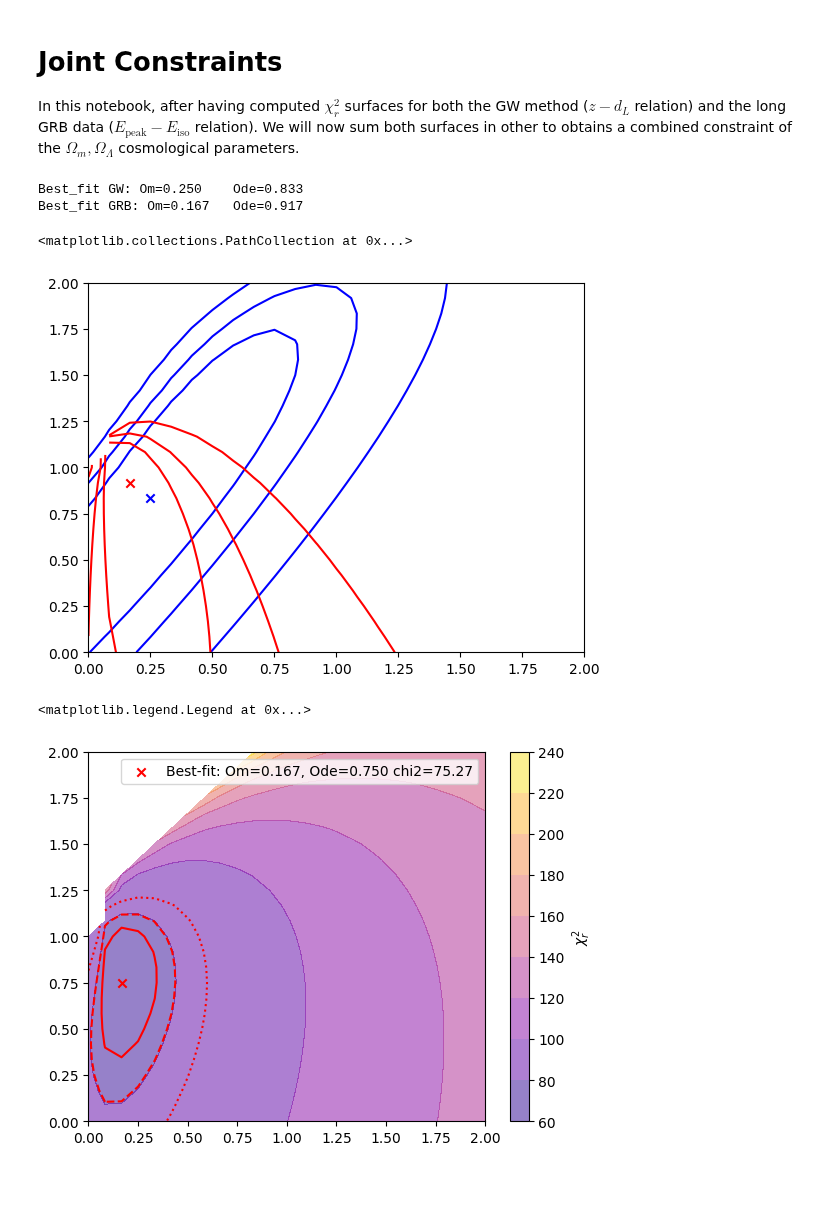
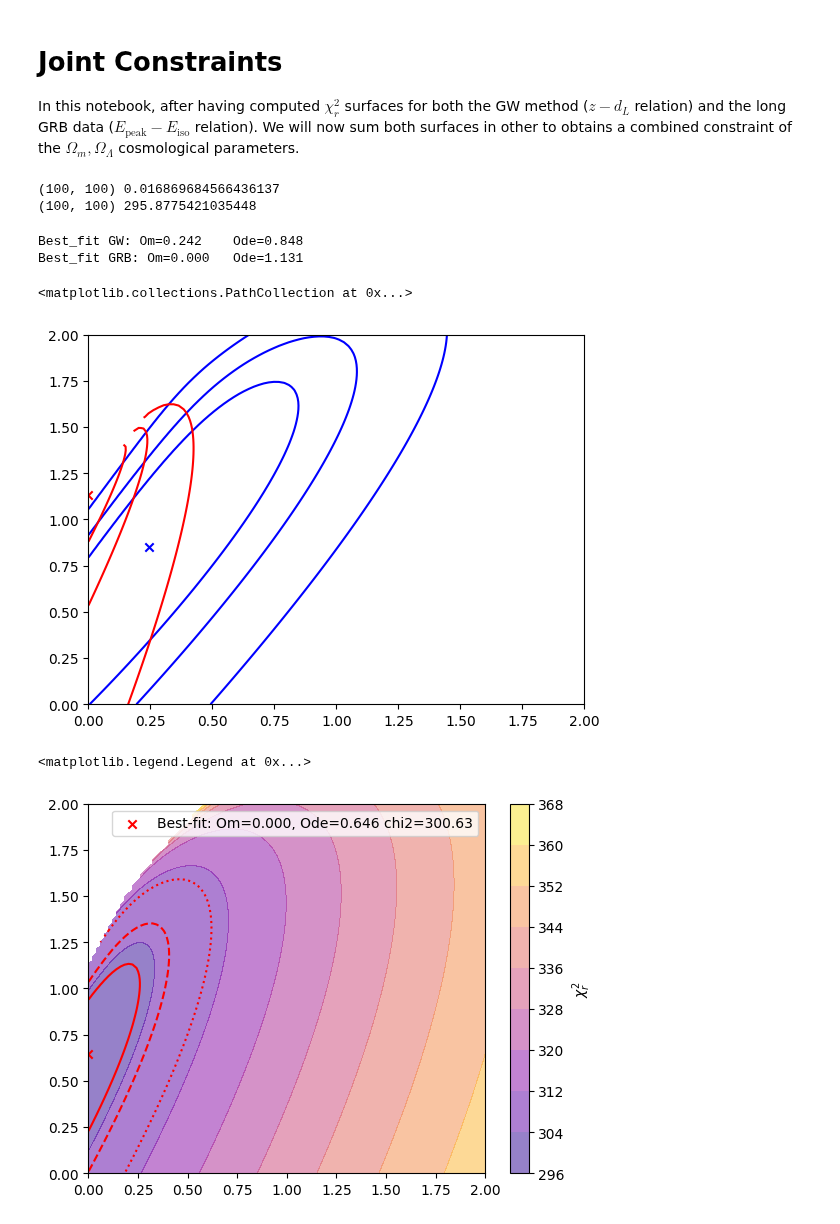
Before and after one commit to joanalnu/OAB-INAF, a Jupyter notebook: joint-constraints.ipynb, the cells around one changed output. Cells and saved outputs as stored; diff of their text form; code cells hidden in the pictures; blank space fills up the shorter version.

Commit message:
re-run now with GW+SGRB

```diff
--- a/joint-constraints.ipynb
+++ b/joint-constraints.ipynb
@@ -12,33 +12,39 @@ gw_chi_surface = np.ma.array(GW_CHI_SQUARE, mask=GW_MASK)
 gw_min = np.min(gw_chi_surface)
 
 
-GRB_CHI_SQUARE = np.load('LGRB_chi_surface.npy')
-GRB_MASK = np.load('LGRB_mask.npy')
+GRB_CHI_SQUARE = np.load('GW/SGRB_chi_surface.npy')
+GRB_MASK = np.load('GW/SGRB_mask.npy')
 
 grb_chi_surface = np.ma.array(GRB_CHI_SQUARE, mask=GRB_MASK)
 grb_min = np.min(grb_chi_surface)
+
+print(gw_chi_surface.shape, gw_min)
+print(grb_chi_surface.shape, grb_min)
+# %% [output]
+(100, 100) 0.016869684566436137
+(100, 100) 295.8775421035448
 # %%
-Om = np.linspace(0.0, 2.0, 25)
-Ode = np.linspace(0.0, 2.0, 25)
+Om = np.linspace(0.0, 2.0, 100)
+Ode = np.linspace(0.0, 2.0, 100)
 
 i1, i2 = np.unravel_index(np.argmin(gw_chi_surface), gw_chi_surface.shape)
 Om_gw, Ode_gw = Om[i1], Ode[i2]
 
 i1, i2 = np.unravel_index(np.argmin(grb_chi_surface), grb_chi_surface.shape)
 Om_grb, Ode_grb = Om[i1], Ode[i2]
 print(f'Best_fit GW: Om={Om_gw:.3f}\t Ode={Ode_gw:.3f}')
 print(f'Best_fit GRB: Om={Om_grb:.3f}\t Ode={Ode_grb:.3f}')
 
 plt.figure()
 plt.contour(Om, Ode, gw_chi_surface.T, levels=[gw_min+2.3, gw_min+4.61, gw_min+9.21], colors='blue')
 plt.contour(Om, Ode, grb_chi_surface.T, levels=[grb_min+2.3, grb_min+4.61, grb_min+9.21], colors='red')
 plt.scatter(Om_gw, Ode_gw, c='b', label=f'GW: {Om_gw:.3f} {Ode_gw:.3f}', marker='x')
 plt.scatter(Om_grb, Ode_grb, c='r', label=f'GRB: {Om_grb:.3f} {Ode_grb:.3f}', marker='x')
 # %% [output]
-Best_fit GW: Om=0.250    Ode=0.833
-Best_fit GRB: Om=0.167   Ode=0.917
+Best_fit GW: Om=0.242    Ode=0.848
+Best_fit GRB: Om=0.000   Ode=1.131
 <matplotlib.collections.PathCollection at 0x...>
-[figure, old version]
+[figure, new version]
 # %%
 joint_surface = gw_chi_surface + grb_chi_surface
 jmin = np.min(joint_surface)
@@ -53,7 +59,7 @@ plt.scatter(Omj, Odej, c='r', marker='x', label=f'Best-fit: Om={Omj:.3f}, Ode={O
 plt.legend()
 # %% [output]
 <matplotlib.legend.Legend at 0x...>
-[figure, old version]
+[figure, new version]
 # %%
 plt.figure()
 plt.contour(Om, Ode, gw_chi_surface.T, levels=[gw_min+2.3, gw_min+4.61, gw_min+9.21], colors='blue', linestyles=['solid', 'dashed', 'dotted'], label='GW')
```
Also changed, not shown: parts of 1 cell of this notebook.
